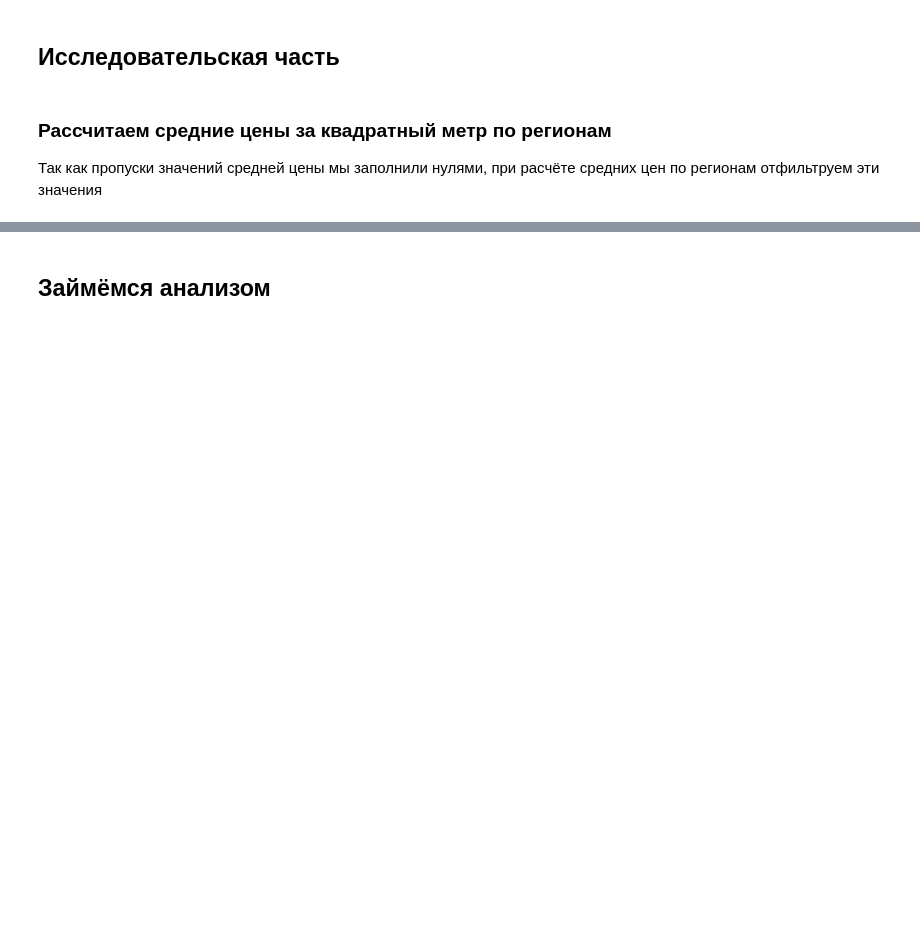
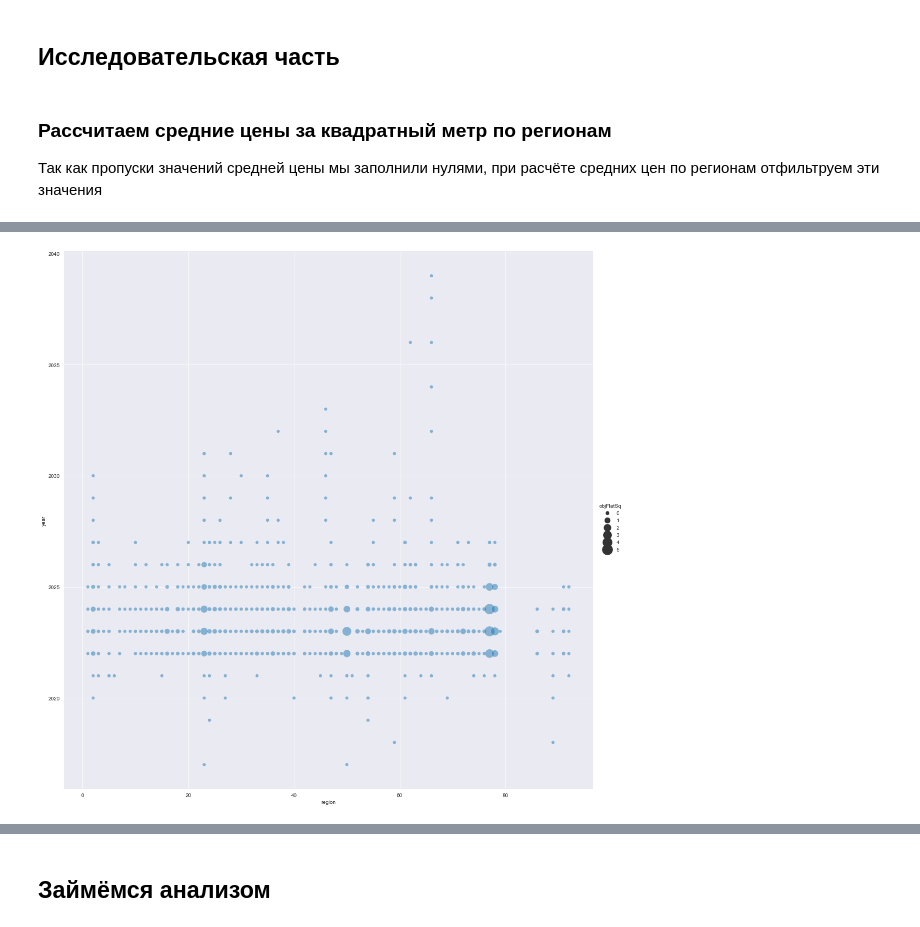
Before and after one commit to iskander-filippov/ds-school-repo, a Jupyter notebook: homework_02/homework_02.ipynb, the cells around one changed output, grey strips where cells are left out. Saved outputs shown, nothing was run; the diff lists cells and outputs as text; code cells hidden in the pictures; blank space fills up the shorter version.

```diff
--- a/homework_02/homework_02.ipynb
+++ b/homework_02/homework_02.ipynb
@@ -278,0 +300,3 @@ display(avg_price_per_reg)
+# %%
+# выделим год из даты ввода объекта в эксплуатацию
+filtered_data['year'] = filtered_data.objReady100PercDt.dt.year
@@ -278,0 +357,18 @@ display(avg_price_per_reg)
+# %%
+# f, ax = plt.subplots(figsize=(25, 15))
+sns.set_color_codes("pastel")
+sns.relplot(
+    x="region",
+    y="year",
+    # hue="origin",
+    size="objFlatSq",
+    sizes=(40, 400),
+    alpha=.5,
+    palette="muted",
+    height=15,
+    data=filtered_data.groupby(['region', 'year'], as_index=False).agg({'objFlatSq': 'sum'})
+)
+# ax.set(ylabel='Кол-во этажей', xlabel='Регион РФ')
+plt.show()
+# %% [output]
+[figure, added]
```
Also changed, not shown: parts of 23 cells of this notebook.
